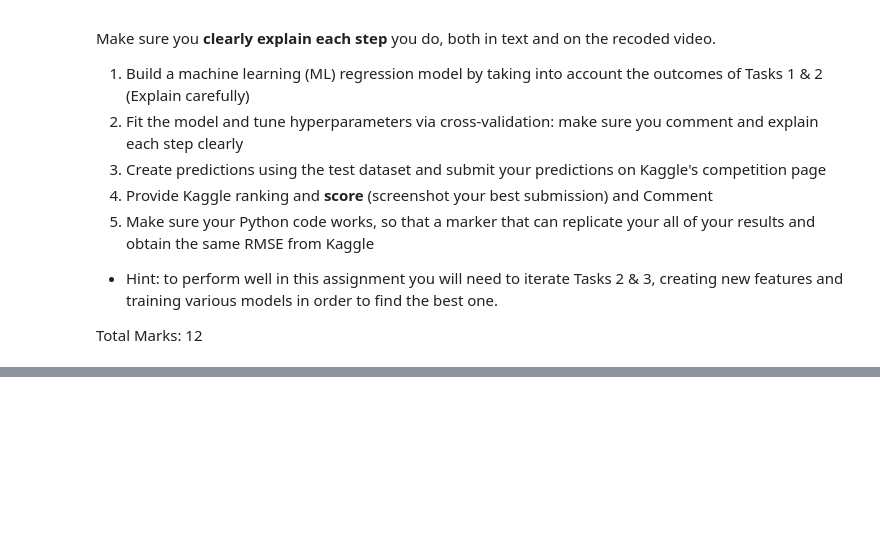
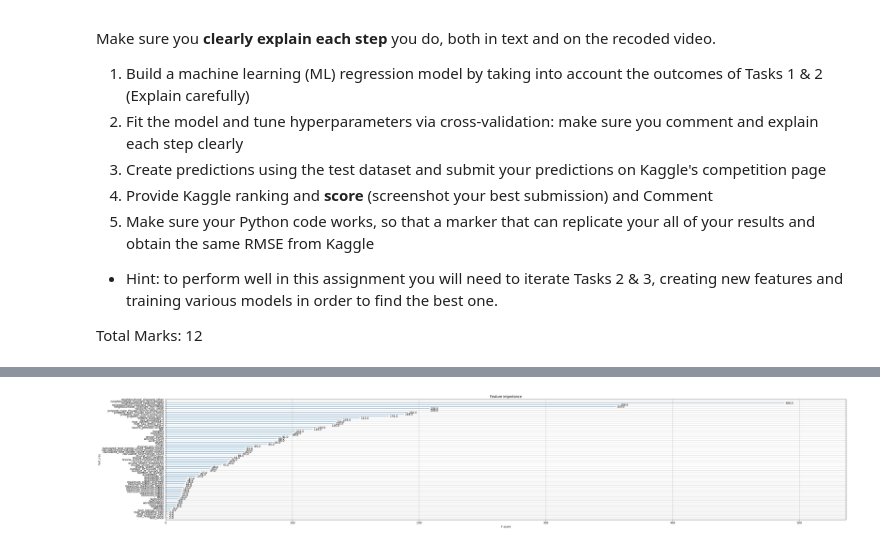
Before and after one commit to busa-8001-mq/assignment, a Jupyter notebook: BUSA8001_superhosts_John.ipynb, the cells around one changed output, grey strips where cells are left out. Drawn from its saved outputs; the diff is of its cells as text; code cells hidden in the pictures; blank space fills up the shorter version.

```diff
--- a/BUSA8001_superhosts_John.ipynb
+++ b/BUSA8001_superhosts_John.ipynb
@@ -494,10 +494,16 @@ df5 = onehot(df5, ['property_type'])
 #encode top 5 neighbourhood_cleansed and other
 top_5_neighbourhood_cleansed = df5['neighbourhood_cleansed'].value_counts().nlargest(5).index.tolist()
 encoder.fit(top_5_neighbourhood_cleansed + ['other'])
-df5['neighbourhood_cleansed_encoded'] = encoder.transform(df5['neighbourhood_cleansed'].apply(lambda x: x if x in top_5_neighbourhood_cleansed else 'other'))
-df5.drop(['neighbourhood_cleansed'], axis=1, inplace=True)
-df5 = df5.rename(columns={'neighbourhood_cleansed_encoded': 'neighbourhood_cleansed'})
-neighbourhood_cleansed_classes = encoder.classes_
+
+df5['neighbourhood_cleansed'] = df5['neighbourhood_cleansed'].apply(lambda x: x if x in top_5_neighbourhood_cleansed else 'other')
+df5 = onehot(df5, ['neighbourhood_cleansed'])
+
+
+
+#df5['neighbourhood_cleansed_encoded'] = encoder.transform(df5['neighbourhood_cleansed'].apply(lambda x: x if x in top_5_neighbourhood_cleansed else 'other'))
+#df5.drop(['neighbourhood_cleansed'], axis=1, inplace=True)
+#df5 = df5.rename(columns={'neighbourhood_cleansed_encoded': 'neighbourhood_cleansed'})
+#neighbourhood_cleansed_classes = encoder.classes_
 
 
 # map/rank host_response_time
@@ -1270,33 +1327,36 @@ import matplotlib.pyplot as plt
 
 #df6  = pd.read_csv('df_6.csv')
 
 df_train = df6[:7000]
 
 #df_X = df_train[df_train['price'] < 4000]
+df_X = df_train
 
 columns_to_drop = [
 'name','description','neighborhood_overview','host_name','host_location','host_about',
 'host_neighbourhood','neighbourhood','amenities','first_review','last_review','price',
 'log_price'
 ]
 
 
 y_train = df_X['log_price'].values
 
 X_train = df_X.drop(columns=columns_to_drop).values
 
 feature_names = df_train.drop(columns=columns_to_drop).columns
 model = xgb.XGBRegressor()
 
 model.fit(X_train, y_train)
 
 importance = model.feature_importances_
 
 fig, ax = plt.subplots(figsize=(45, 8))
 plot_importance(model, ax=ax)
 ax.set_yticks(range(len(feature_names)))
 ax.set_yticklabels(feature_names)
 plt.show()
+# %% [output]
+[figure, added]
 # %%
 df_importances = pd.DataFrame({'Feature': feature_names, 'Importance': importance })
 
```
Also changed, not shown: parts of 3 cells of this notebook.
